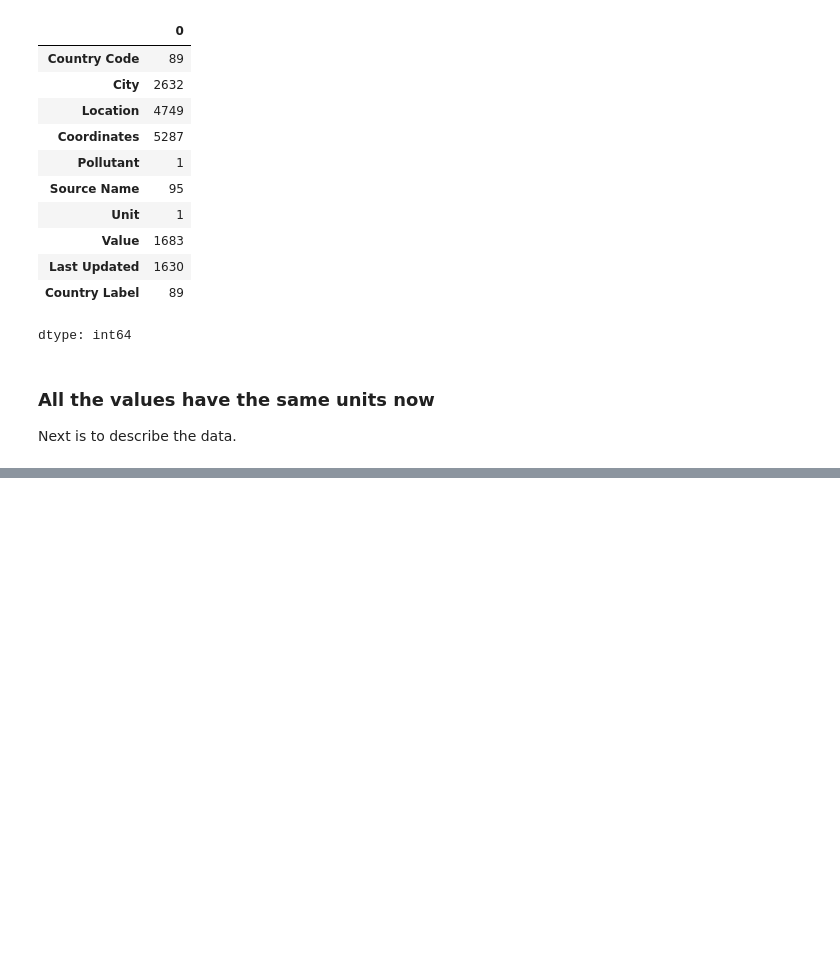
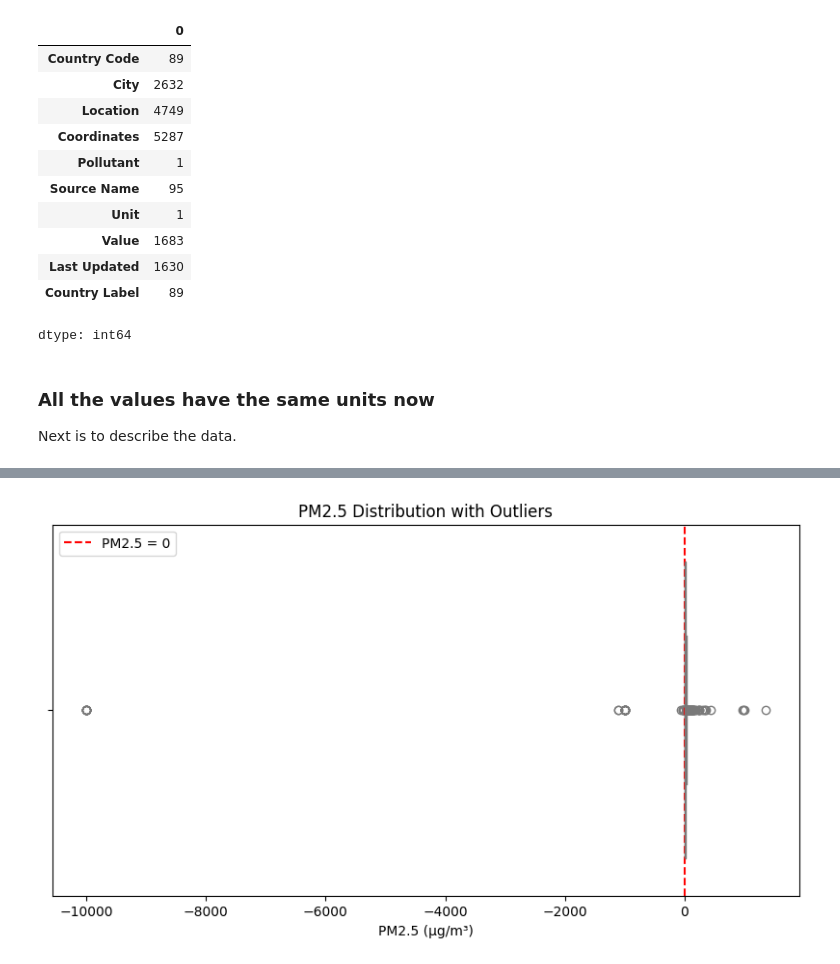
Before and after one commit to ak-boateng/air-quality-index, a Jupyter notebook: Air_Quality_Index_Project.ipynb, the cells around one changed output, grey strips where cells are left out. Cells and saved outputs as stored; diff of their text form; code cells hidden in the pictures; blank space fills up the shorter version.

```diff
--- a/Air_Quality_Index_Project.ipynb
+++ b/Air_Quality_Index_Project.ipynb
@@ -253,0 +237,12 @@ dtype: int64
+# %%
+#Checking for invalid negative value affecting the mean using a box plot
+
+plt.figure(figsize=(10, 5))
+sns.boxplot(data=df1, x='Value', orient='h', color='lightblue')
+plt.axvline(0, color='red', linestyle='--', label='PM2.5 = 0')
+plt.title('PM2.5 Distribution with Outliers')
+plt.xlabel('PM2.5 (µg/m³)')
+plt.legend()
+plt.show()
+# %% [output]
+[figure, added]
```
Also changed, not shown: parts of 6 cells of this notebook.
